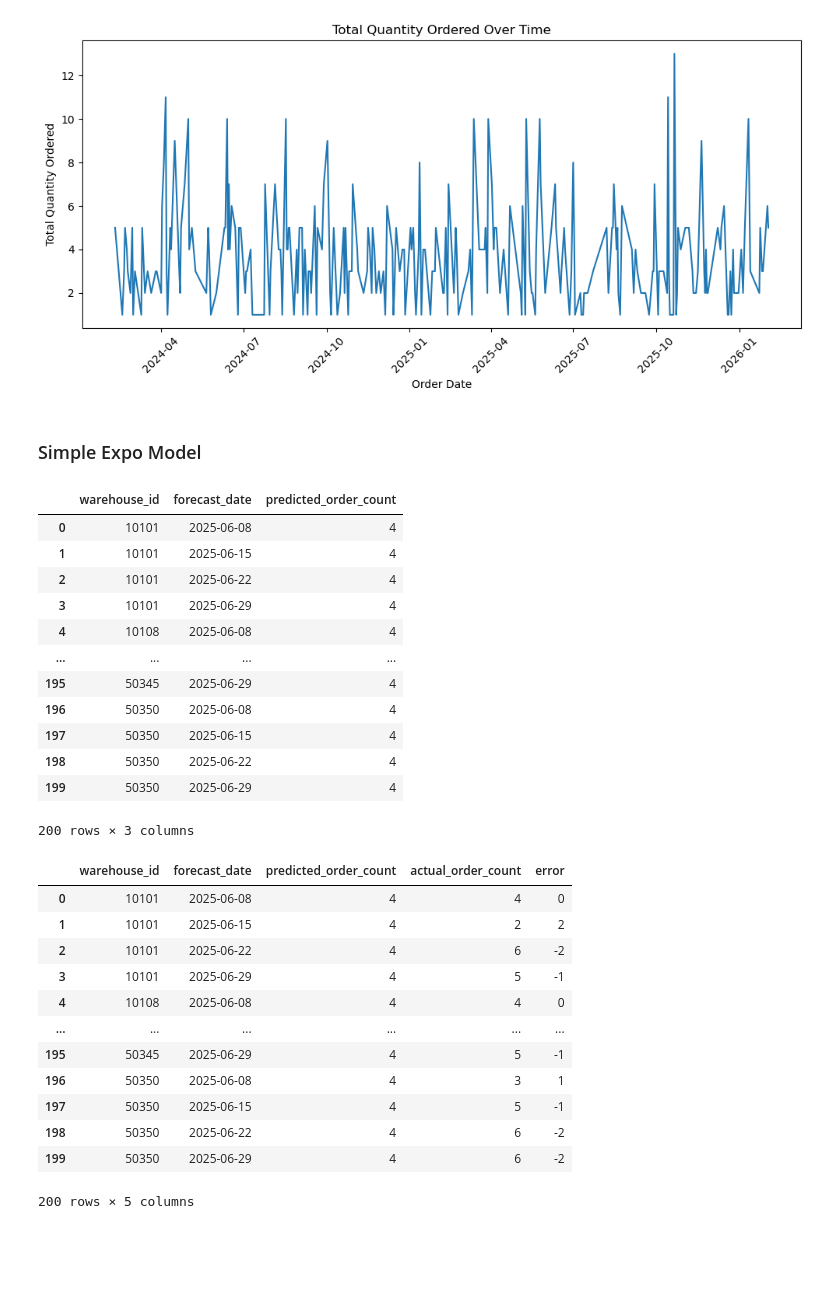
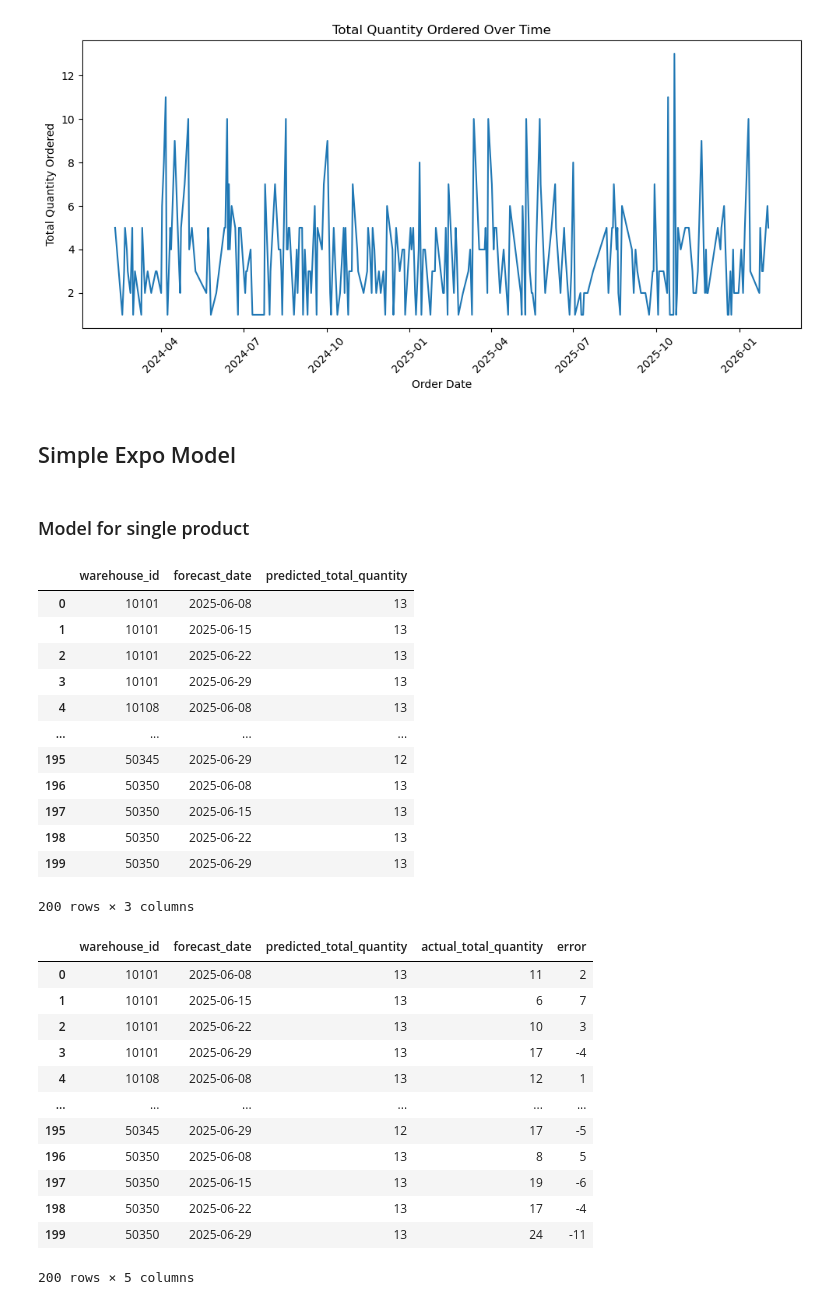
Before and after one commit to tanaymahapatra/E-commerce-Database-Management-and-Inventory-Optimization, a Jupyter notebook: model.ipynb, the cells around one changed output. Cells and saved outputs as stored; diff of their text form; code cells hidden in the pictures; blank space fills up the shorter version.

```diff
--- a/model.ipynb
+++ b/model.ipynb
@@ -71,10 +81,12 @@ plt.tight_layout()
 # %% [output]
 [figure]
 # %% [markdown]
-### Simple Expo Model
+## Simple Expo Model
 # %%
 dt2 = df.copy()
 dt2['order_date'] = pd.to_datetime(dt2['order_date'])
+# %% [markdown]
+### Model for single product
 # %%
 import pandas as pd
 from statsmodels.tsa.holtwinters import SimpleExpSmoothing
@@ -92,9 +104,9 @@ dt_one_year = dt_product[(dt_product['order_date'] >= start_date) & (dt_product[
 weekly_wh_orders = dt_one_year.groupby([
     'warehouse_id',
     pd.Grouper(key='order_date', freq='W-SUN')
-])['order_id'].nunique().reset_index()
+])['quantity'].sum().reset_index()
 
-weekly_wh_orders.columns = ['warehouse_id', 'week_end_date', 'order_count']
+weekly_wh_orders.columns = ['warehouse_id', 'week_end_date', 'total_quantity']
 
 # 3. Iterate through each warehouse to generate individual forecasts
 forecast_results = []
@@ -116,7 +128,7 @@ for warehouse, df_wh in weekly_wh_orders.groupby('warehouse_id'):
 
     try:
         # Train Simple Exponential Smoothing
-        model = SimpleExpSmoothing(df_wh['order_count'], initialization_method="estimated")
+        model = SimpleExpSmoothing(df_wh['total_quantity'], initialization_method="estimated")
         fitted_model = model.fit()
 
         # Forecast the next 4 weeks
@@ -130,7 +142,7 @@ for warehouse, df_wh in weekly_wh_orders.groupby('warehouse_id'):
             forecast_results.append({
                 'warehouse_id': warehouse,
                 'forecast_date': date,
-                'predicted_order_count': max(0, int(round(pred_val))) # Prevent negative forecasts
+                'predicted_total_quantity': max(0, int(round(pred_val))) # Prevent negative forecasts
             })
 
     except Exception as e:
@@ -140,64 +152,64 @@ for warehouse, df_wh in weekly_wh_orders.groupby('warehouse_id'):
 final_predictions_df = pd.DataFrame(forecast_results)
 final_predictions_df
 # %% [output]
-|  | warehouse_id | forecast_date | predicted_order_count |
-| 0 | 10101 | 2025-06-08 | 4 |
-| 1 | 10101 | 2025-06-15 | 4 |
-| 2 | 10101 | 2025-06-22 | 4 |
-| 3 | 10101 | 2025-06-29 | 4 |
-| 4 | 10108 | 2025-06-08 | 4 |
+|  | warehouse_id | forecast_date | predicted_total_quantity |
+| 0 | 10101 | 2025-06-08 | 13 |
+| 1 | 10101 | 2025-06-15 | 13 |
+| 2 | 10101 | 2025-06-22 | 13 |
+| 3 | 10101 | 2025-06-29 | 13 |
+| 4 | 10108 | 2025-06-08 | 13 |
 | ... | ... | ... | ... |
-| 195 | 50345 | 2025-06-29 | 4 |
-| 196 | 50350 | 2025-06-08 | 4 |
-| 197 | 50350 | 2025-06-15 | 4 |
-| 198 | 50350 | 2025-06-22 | 4 |
-| 199 | 50350 | 2025-06-29 | 4 |
+| 195 | 50345 | 2025-06-29 | 12 |
+| 196 | 50350 | 2025-06-08 | 13 |
+| 197 | 50350 | 2025-06-15 | 13 |
+| 198 | 50350 | 2025-06-22 | 13 |
+| 199 | 50350 | 2025-06-29 | 13 |
 200 rows × 3 columns
 # %%
 # 5. Define the testing window (4 weeks after training ends)
 test_start_date = pd.to_datetime('2025-06-03')
 test_end_date = test_start_date + pd.DateOffset(weeks=4)
 
 # 6. Filter the original product dataset for the test period
 actuals_df = dt_product[(dt_product['order_date'] >= test_start_date) & (dt_product['order_date'] < test_end_date)]
 
 # 7. Group the actuals by Warehouse ID and Week
 actual_weekly_wh = actuals_df.groupby([
     'warehouse_id',
     pd.Grouper(key='order_date', freq='W-SUN')
-])['order_id'].nunique().reset_index()
+])['quantity'].sum().reset_index()
 
-actual_weekly_wh.columns = ['warehouse_id', 'forecast_date', 'actual_order_count']
+actual_weekly_wh.columns = ['warehouse_id', 'forecast_date', 'actual_total_quantity']
 
 # 8. Merge the actuals into your predictions table
 # A left merge ensures we keep all predictions, even if a warehouse had 0 actual sales that week
 evaluation_df = pd.merge(
     final_predictions_df,
     actual_weekly_wh,
     on=['warehouse_id', 'forecast_date'],
     how='left'
 )
 
 # Fill missing actuals with 0 (since no record means 0 orders) and convert to integer
-evaluation_df['actual_order_count'] = evaluation_df['actual_order_count'].fillna(0).astype(int)
+evaluation_df['actual_total_quantity'] = evaluation_df['actual_total_quantity'].fillna(0).astype(int)
 
 # 9. Calculate the error (Difference)
-evaluation_df['error'] = evaluation_df['predicted_order_count'] - evaluation_df['actual_order_count']
+evaluation_df['error'] = evaluation_df['predicted_total_quantity'] - evaluation_df['actual_total_quantity']
 
 evaluation_df
 # %% [output]
-|  | warehouse_id | forecast_date | predicted_order_count | actual_order_count | error |
-| 0 | 10101 | 2025-06-08 | 4 | 4 | 0 |
-| 1 | 10101 | 2025-06-15 | 4 | 2 | 2 |
-| 2 | 10101 | 2025-06-22 | 4 | 6 | -2 |
-| 3 | 10101 | 2025-06-29 | 4 | 5 | -1 |
-| 4 | 10108 | 2025-06-08 | 4 | 4 | 0 |
+|  | warehouse_id | forecast_date | predicted_total_quantity | actual_total_quantity | error |
+| 0 | 10101 | 2025-06-08 | 13 | 11 | 2 |
+| 1 | 10101 | 2025-06-15 | 13 | 6 | 7 |
+| 2 | 10101 | 2025-06-22 | 13 | 10 | 3 |
+| 3 | 10101 | 2025-06-29 | 13 | 17 | -4 |
+| 4 | 10108 | 2025-06-08 | 13 | 12 | 1 |
 | ... | ... | ... | ... | ... | ... |
-| 195 | 50345 | 2025-06-29 | 4 | 5 | -1 |
-| 196 | 50350 | 2025-06-08 | 4 | 3 | 1 |
-| 197 | 50350 | 2025-06-15 | 4 | 5 | -1 |
-| 198 | 50350 | 2025-06-22 | 4 | 6 | -2 |
-| 199 | 50350 | 2025-06-29 | 4 | 6 | -2 |
+| 195 | 50345 | 2025-06-29 | 12 | 17 | -5 |
+| 196 | 50350 | 2025-06-08 | 13 | 8 | 5 |
+| 197 | 50350 | 2025-06-15 | 13 | 19 | -6 |
+| 198 | 50350 | 2025-06-22 | 13 | 17 | -4 |
+| 199 | 50350 | 2025-06-29 | 13 | 24 | -11 |
 200 rows × 5 columns
 # %%
 
```
Also changed, not shown: parts of 6 cells of this notebook.
